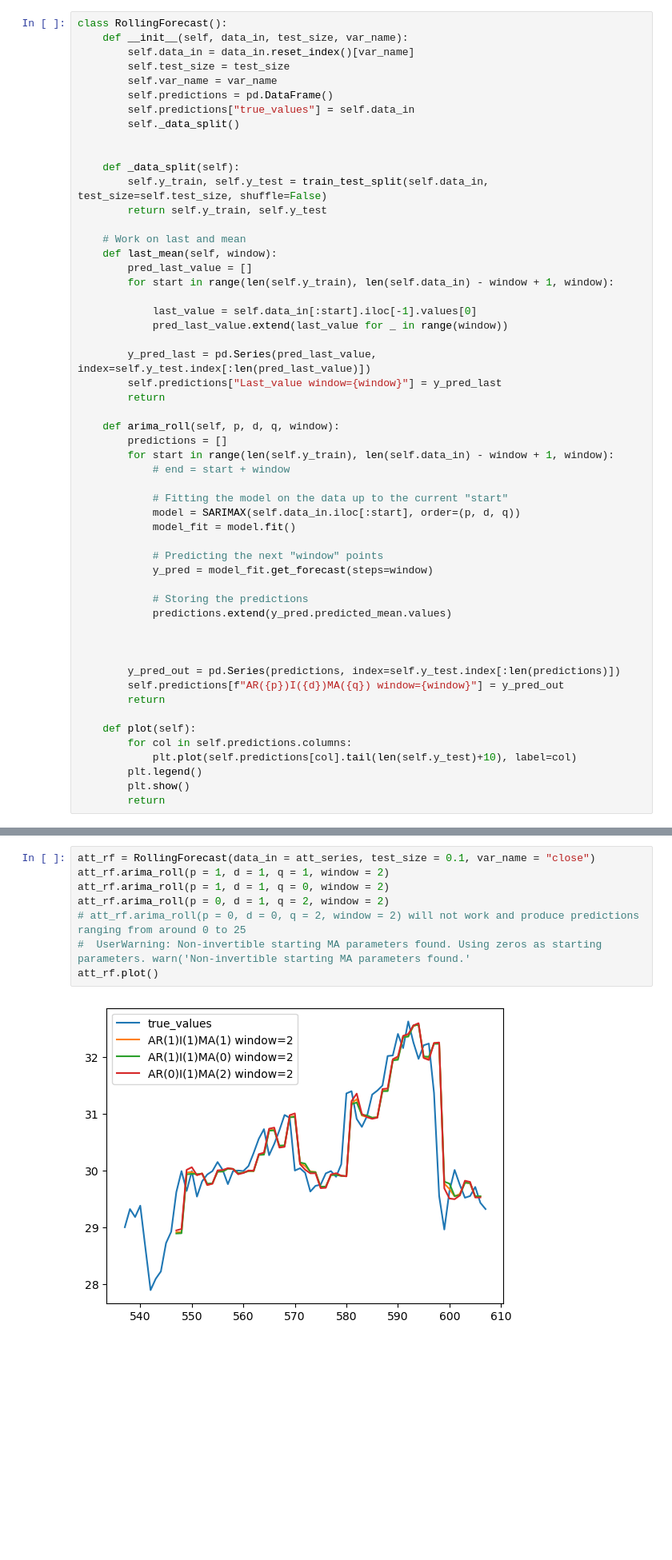
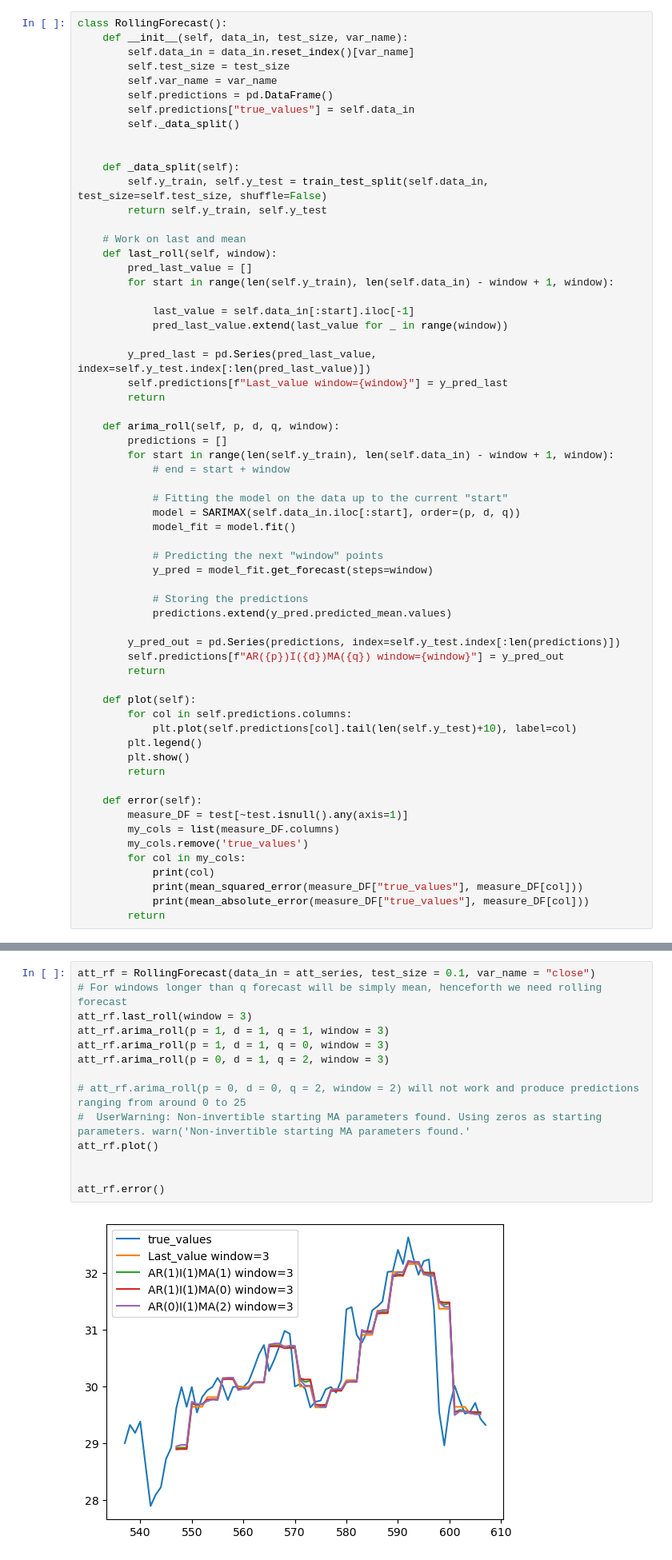
Before and after one commit to TGusciora/Python, a Jupyter notebook: Manning/TimeSeriesStockPrices/TimeSeriesComponents/001_1_3_TGusciora_TimeSeriesComponents_DealingWithNonStationarity.ipynb, the cells around one changed output, grey strips where cells are left out. Shown at 80% size. Saved outputs shown, nothing was run; the diff lists cells and outputs as text; blank space fills up the shorter version.

Commit message:
2023/09/09 update
Manning Time Series
- adding Error tracking for models

```diff
--- a/Manning/TimeSeriesStockPrices/TimeSeriesComponents/001_1_3_TGusciora_TimeSeriesComponents_DealingWithNonStationarity.ipynb
+++ b/Manning/TimeSeriesStockPrices/TimeSeriesComponents/001_1_3_TGusciora_TimeSeriesComponents_DealingWithNonStationarity.ipynb
@@ -446,15 +454,15 @@ class RollingForecast():
         return self.y_train, self.y_test
 
     # Work on last and mean
-    def last_mean(self, window):
+    def last_roll(self, window):
         pred_last_value = []
         for start in range(len(self.y_train), len(self.data_in) - window + 1, window):
 
-            last_value = self.data_in[:start].iloc[-1].values[0]
+            last_value = self.data_in[:start].iloc[-1]
             pred_last_value.extend(last_value for _ in range(window))
 
         y_pred_last = pd.Series(pred_last_value, index=self.y_test.index[:len(pred_last_value)])
-        self.predictions["Last_value window={window}"] = y_pred_last
+        self.predictions[f"Last_value window={window}"] = y_pred_last
         return
 
     def arima_roll(self, p, d, q, window):
@@ -472,8 +480,6 @@ class RollingForecast():
             # Storing the predictions
             predictions.extend(y_pred.predicted_mean.values)
 
-
-
         y_pred_out = pd.Series(predictions, index=self.y_test.index[:len(predictions)])
         self.predictions[f"AR({p})I({d})MA({q}) window={window}"] = y_pred_out
         return
@@ -484,3 +490,13 @@ class RollingForecast():
         plt.legend()
         plt.show()
         return
+
+    def error(self):
+        measure_DF = test[~test.isnull().any(axis=1)]
+        my_cols = list(measure_DF.columns)
+        my_cols.remove('true_values')
+        for col in my_cols:
+            print(col)
+            print(mean_squared_error(measure_DF["true_values"], measure_DF[col]))
+            print(mean_absolute_error(measure_DF["true_values"], measure_DF[col]))
+        return
@@ -487,10 +505,16 @@ class RollingForecast():
 # %%
 att_rf = RollingForecast(data_in = att_series, test_size = 0.1, var_name = "close")
-att_rf.arima_roll(p = 1, d = 1, q = 1, window = 2)
-att_rf.arima_roll(p = 1, d = 1, q = 0, window = 2)
-att_rf.arima_roll(p = 0, d = 1, q = 2, window = 2)
+# For windows longer than q forecast will be simply mean, henceforth we need rolling forecast
+att_rf.last_roll(window = 3)
+att_rf.arima_roll(p = 1, d = 1, q = 1, window = 3)
+att_rf.arima_roll(p = 1, d = 1, q = 0, window = 3)
+att_rf.arima_roll(p = 0, d = 1, q = 2, window = 3)
+
 # att_rf.arima_roll(p = 0, d = 0, q = 2, window = 2) will not work and produce predictions ranging from around 0 to 25
 #  UserWarning: Non-invertible starting MA parameters found. Using zeros as starting parameters. warn('Non-invertible starting MA parameters found.'
 att_rf.plot()
+
+
+att_rf.error()
 # %% [output]
-[figure, old version]
+[figure, new version]
```
Also changed, not shown: parts of 7 cells of this notebook.
